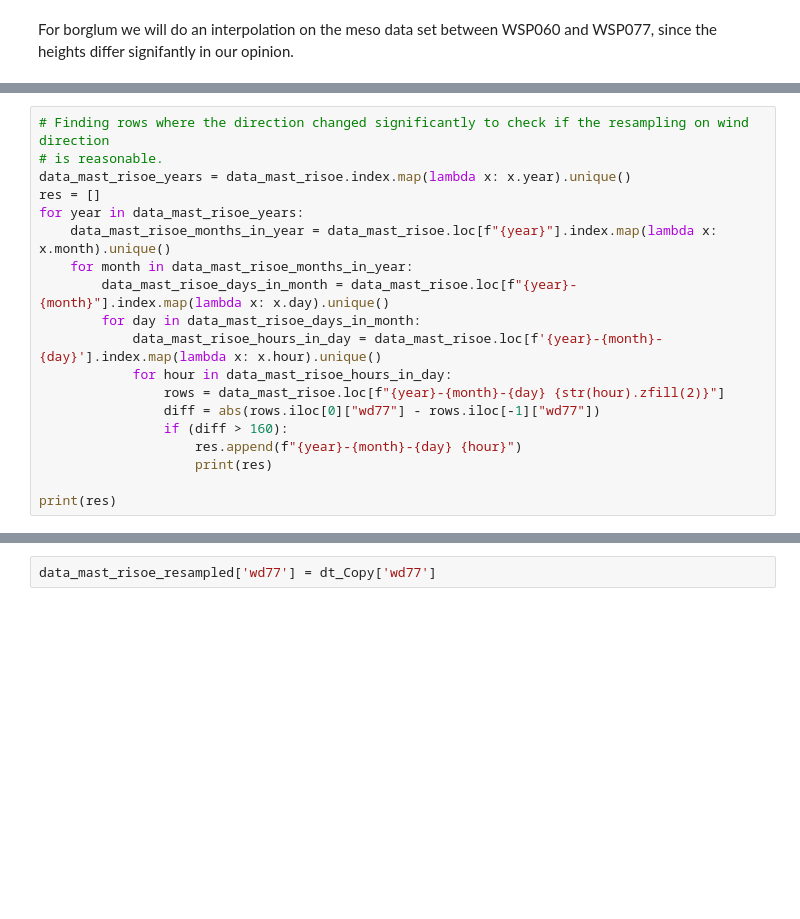
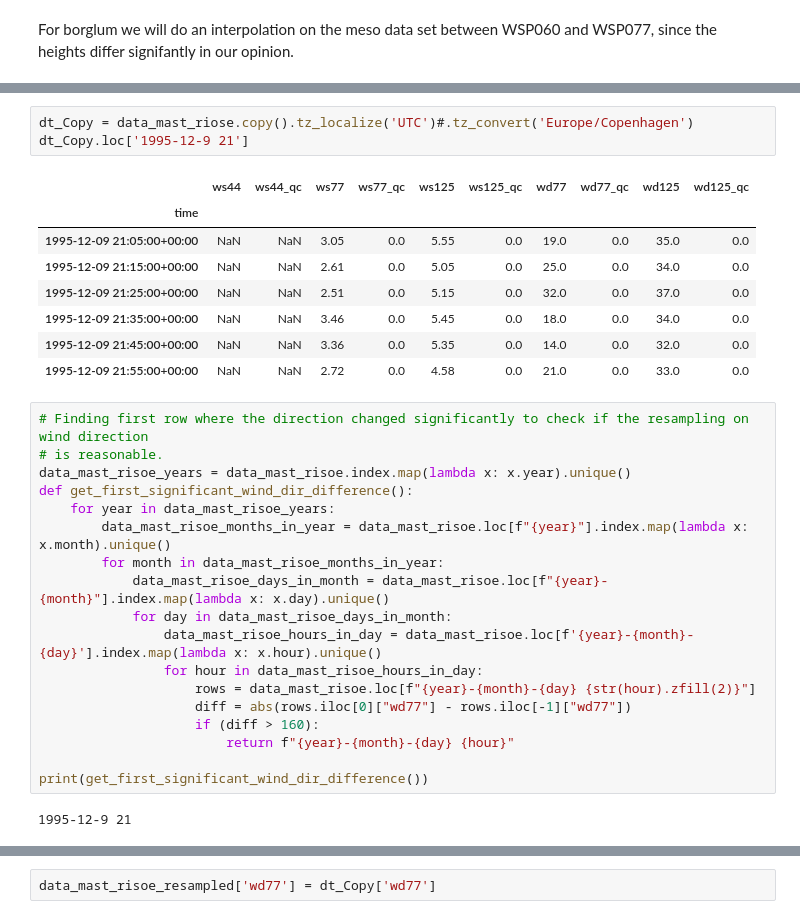
Before and after one commit to michaelbui99/mal-assignment-3, a Jupyter notebook: Assignment-3.ipynb, the cells around one changed output, grey strips where cells are left out. Cells and saved outputs as stored; diff of their text form; blank space fills up the shorter version.

```diff
--- a/Assignment-3.ipynb
+++ b/Assignment-3.ipynb
@@ -243,22 +514,35 @@ data_mast_riose
+# %%
+dt_Copy = data_mast_riose.copy().tz_localize('UTC')#.tz_convert('Europe/Copenhagen')
+dt_Copy.loc['1995-12-9 21']
+# %% [output]
+|  | ws44 | ws44_qc | ws77 | ws77_qc | ws125 | ws125_qc | wd77 | wd77_qc | wd125 | wd125_qc |
+| time |  |  |  |  |  |  |  |  |  |  |
+| 1995-12-09 21:05:00+00:00 | NaN | NaN | 3.05 | 0.0 | 5.55 | 0.0 | 19.0 | 0.0 | 35.0 | 0.0 |
+| 1995-12-09 21:15:00+00:00 | NaN | NaN | 2.61 | 0.0 | 5.05 | 0.0 | 25.0 | 0.0 | 34.0 | 0.0 |
+| 1995-12-09 21:25:00+00:00 | NaN | NaN | 2.51 | 0.0 | 5.15 | 0.0 | 32.0 | 0.0 | 37.0 | 0.0 |
+| 1995-12-09 21:35:00+00:00 | NaN | NaN | 3.46 | 0.0 | 5.45 | 0.0 | 18.0 | 0.0 | 34.0 | 0.0 |
+| 1995-12-09 21:45:00+00:00 | NaN | NaN | 3.36 | 0.0 | 5.35 | 0.0 | 14.0 | 0.0 | 32.0 | 0.0 |
+| 1995-12-09 21:55:00+00:00 | NaN | NaN | 2.72 | 0.0 | 4.58 | 0.0 | 21.0 | 0.0 | 33.0 | 0.0 |
 # %%
-# Finding rows where the direction changed significantly to check if the resampling on wind direction
+# Finding first row where the direction changed significantly to check if the resampling on wind direction
 # is reasonable.
 data_mast_risoe_years = data_mast_risoe.index.map(lambda x: x.year).unique()
-res = []
-for year in data_mast_risoe_years:
-    data_mast_risoe_months_in_year = data_mast_risoe.loc[f"{year}"].index.map(lambda x: x.month).unique()
-    for month in data_mast_risoe_months_in_year:
-        data_mast_risoe_days_in_month = data_mast_risoe.loc[f"{year}-{month}"].index.map(lambda x: x.day).unique()
-        for day in data_mast_risoe_days_in_month:
-            data_mast_risoe_hours_in_day = data_mast_risoe.loc[f'{year}-{month}-{day}'].index.map(lambda x: x.hour).unique()
-            for hour in data_mast_risoe_hours_in_day:
-                rows = data_mast_risoe.loc[f"{year}-{month}-{day} {str(hour).zfill(2)}"]
-                diff = abs(rows.iloc[0]["wd77"] - rows.iloc[-1]["wd77"])
-                if (diff > 160):
-                    res.append(f"{year}-{month}-{day} {hour}")
-                    print(res)
+def get_first_significant_wind_dir_difference():
+    for year in data_mast_risoe_years:
+        data_mast_risoe_months_in_year = data_mast_risoe.loc[f"{year}"].index.map(lambda x: x.month).unique()
+        for month in data_mast_risoe_months_in_year:
+            data_mast_risoe_days_in_month = data_mast_risoe.loc[f"{year}-{month}"].index.map(lambda x: x.day).unique()
+            for day in data_mast_risoe_days_in_month:
+                data_mast_risoe_hours_in_day = data_mast_risoe.loc[f'{year}-{month}-{day}'].index.map(lambda x: x.hour).unique()
+                for hour in data_mast_risoe_hours_in_day:
+                    rows = data_mast_risoe.loc[f"{year}-{month}-{day} {str(hour).zfill(2)}"]
+                    diff = abs(rows.iloc[0]["wd77"] - rows.iloc[-1]["wd77"])
+                    if (diff > 160):
+                        return f"{year}-{month}-{day} {hour}"
 
-print(res)
+print(get_first_significant_wind_dir_difference())
+# %% [output]
+1995-12-9 21
 # %%
 # Example of a row where the turbine rotates to the left and crosses into 350 deg and then rotates to the right where it goes to 3 deg and then rotates left again to 353 deg.
 # 14 deg -> 350 deg -> 3 deg -> 353 deg
```
Also changed, not shown: parts of 41 cells of this notebook.
